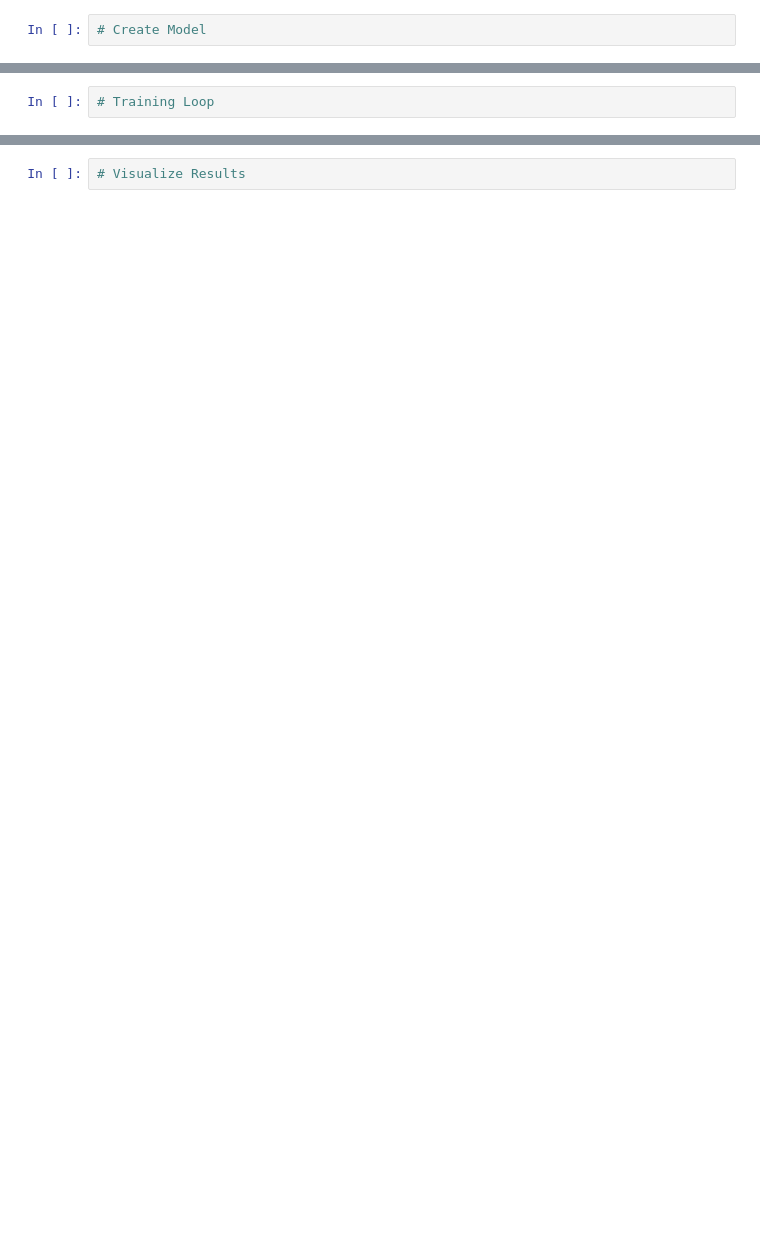
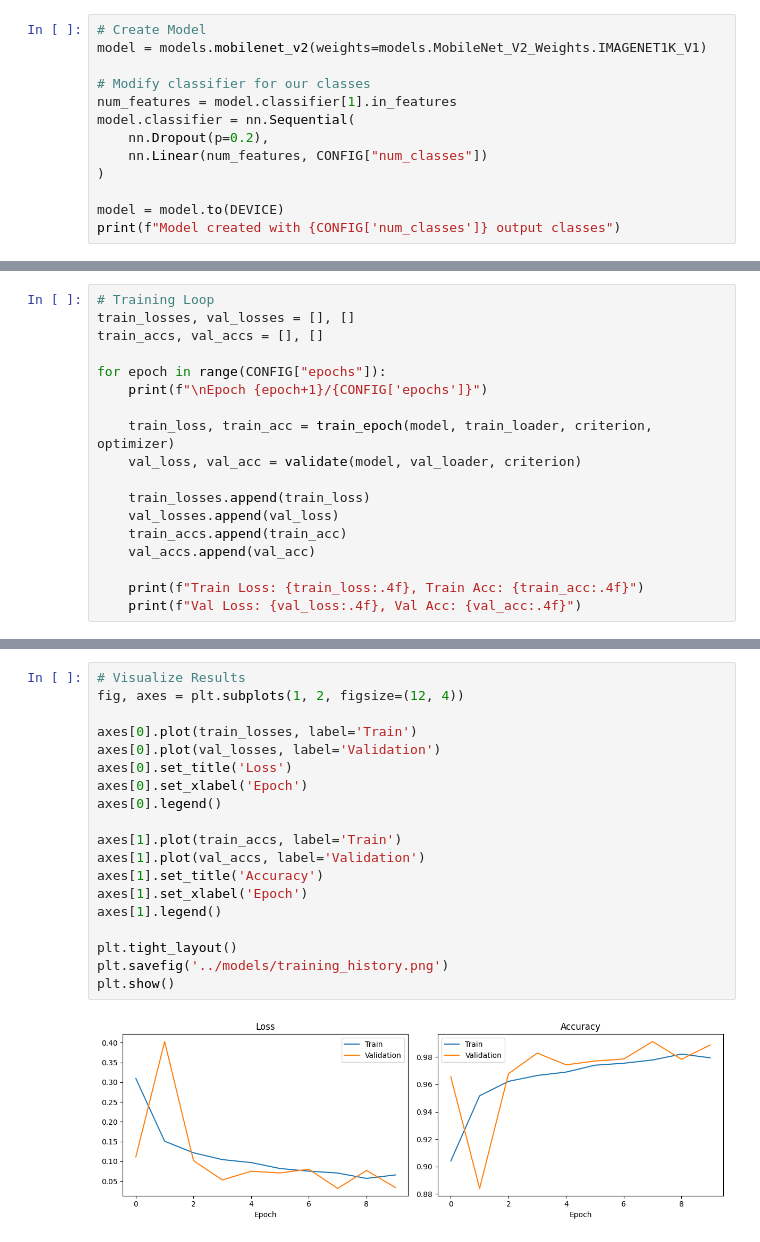
Before and after one commit to Boinichandu/kisaanshakthi_Ml, a Jupyter notebook: notebooks/01_train_model.ipynb, the cells around one changed output, grey strips where cells are left out. Drawn from its saved outputs; the diff is of its cells as text; blank space fills up the shorter version.

Commit message:
Model training + result

```diff
--- a/notebooks/01_train_model.ipynb
+++ b/notebooks/01_train_model.ipynb
@@ -36,2 +73,13 @@ print(f"Using: {DEVICE}")
 # %%
 # Create Model
+model = models.mobilenet_v2(weights=models.MobileNet_V2_Weights.IMAGENET1K_V1)
+
+# Modify classifier for our classes
+num_features = model.classifier[1].in_features
+model.classifier = nn.Sequential(
+    nn.Dropout(p=0.2),
+    nn.Linear(num_features, CONFIG["num_classes"])
+)
+
+model = model.to(DEVICE)
+print(f"Model created with {CONFIG['num_classes']} output classes")
@@ -40,2 +133,18 @@ print(f"Using: {DEVICE}")
 # %%
 # Training Loop
+train_losses, val_losses = [], []
+train_accs, val_accs = [], []
+
+for epoch in range(CONFIG["epochs"]):
+    print(f"\nEpoch {epoch+1}/{CONFIG['epochs']}")
+
+    train_loss, train_acc = train_epoch(model, train_loader, criterion, optimizer)
+    val_loss, val_acc = validate(model, val_loader, criterion)
+
+    train_losses.append(train_loss)
+    val_losses.append(val_loss)
+    train_accs.append(train_acc)
+    val_accs.append(val_acc)
+
+    print(f"Train Loss: {train_loss:.4f}, Train Acc: {train_acc:.4f}")
+    print(f"Val Loss: {val_loss:.4f}, Val Acc: {val_acc:.4f}")
@@ -44,2 +204,21 @@ print(f"Using: {DEVICE}")
 # %%
 # Visualize Results
+fig, axes = plt.subplots(1, 2, figsize=(12, 4))
+
+axes[0].plot(train_losses, label='Train')
+axes[0].plot(val_losses, label='Validation')
+axes[0].set_title('Loss')
+axes[0].set_xlabel('Epoch')
+axes[0].legend()
+
+axes[1].plot(train_accs, label='Train')
+axes[1].plot(val_accs, label='Validation')
+axes[1].set_title('Accuracy')
+axes[1].set_xlabel('Epoch')
+axes[1].legend()
+
+plt.tight_layout()
+plt.savefig('../models/training_history.png')
+plt.show()
+# %% [output]
+[figure, added]
```
Also changed, not shown: parts of 9 cells of this notebook, 4 other files.
